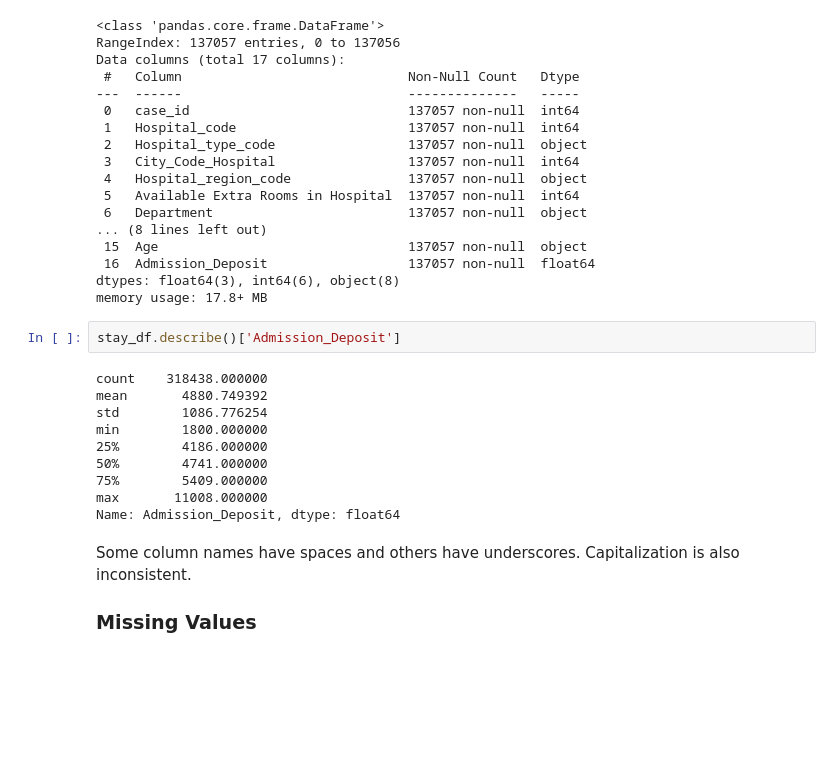
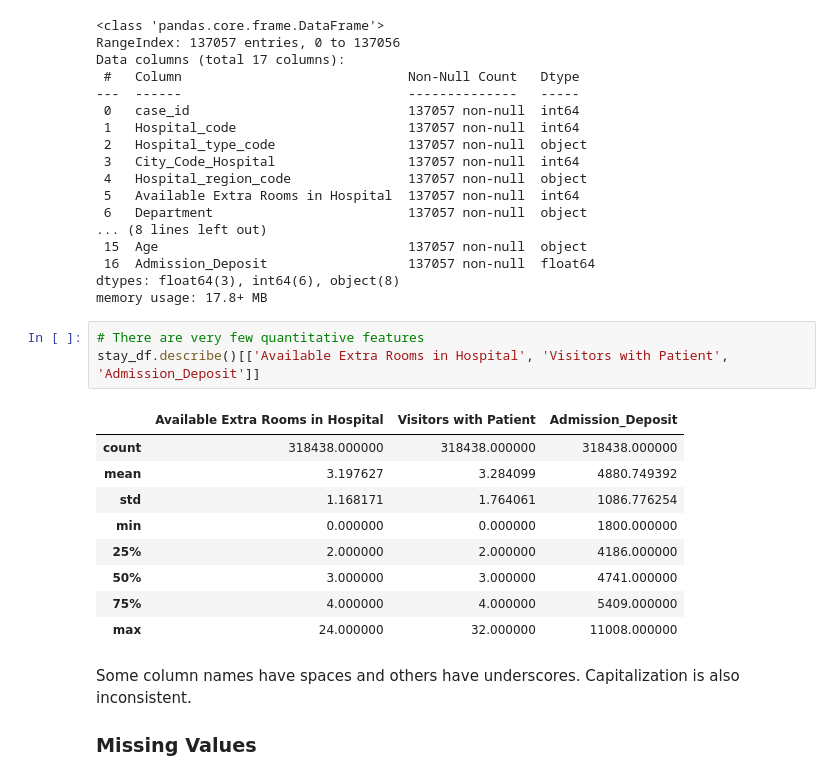
Before and after one commit to HopeFrost/hospital_stay_classifcation, a Jupyter notebook: 1_cleaning_and_EDA.ipynb, the cells around one changed output. Saved outputs shown, nothing was run; the diff lists cells and outputs as text; blank space fills up the shorter version.

```diff
--- a/1_cleaning_and_EDA.ipynb
+++ b/1_cleaning_and_EDA.ipynb
@@ -90,18 +92,19 @@ Data columns (total 17 columns):
  16  Admission_Deposit                  137057 non-null  float64
 dtypes: float64(3), int64(6), object(8)
 memory usage: 17.8+ MB
-# %%
-stay_df.describe()['Admission_Deposit']
-# %% [output]
-count    318438.000000
-mean       4880.749392
-std        1086.776254
-min        1800.000000
-25%        4186.000000
-50%        4741.000000
-75%        5409.000000
-max       11008.000000
-Name: Admission_Deposit, dtype: float64
+# %%
+# There are very few quantitative features
+stay_df.describe()[['Available Extra Rooms in Hospital', 'Visitors with Patient', 'Admission_Deposit']]
+# %% [output]
+|  | Available Extra Rooms in Hospital | Visitors with Patient | Admission_Deposit |
+| count | 318438.000000 | 318438.000000 | 318438.000000 |
+| mean | 3.197627 | 3.284099 | 4880.749392 |
+| std | 1.168171 | 1.764061 | 1086.776254 |
+| min | 0.000000 | 0.000000 | 1800.000000 |
+| 25% | 2.000000 | 2.000000 | 4186.000000 |
+| 50% | 3.000000 | 3.000000 | 4741.000000 |
+| 75% | 4.000000 | 4.000000 | 5409.000000 |
+| max | 24.000000 | 32.000000 | 11008.000000 |
 # %% [markdown]
 Some column names have spaces and others have underscores. Capitalization is also inconsistent.
 ### Missing Values
```
Also changed, not shown: parts of 46 cells of this notebook.
